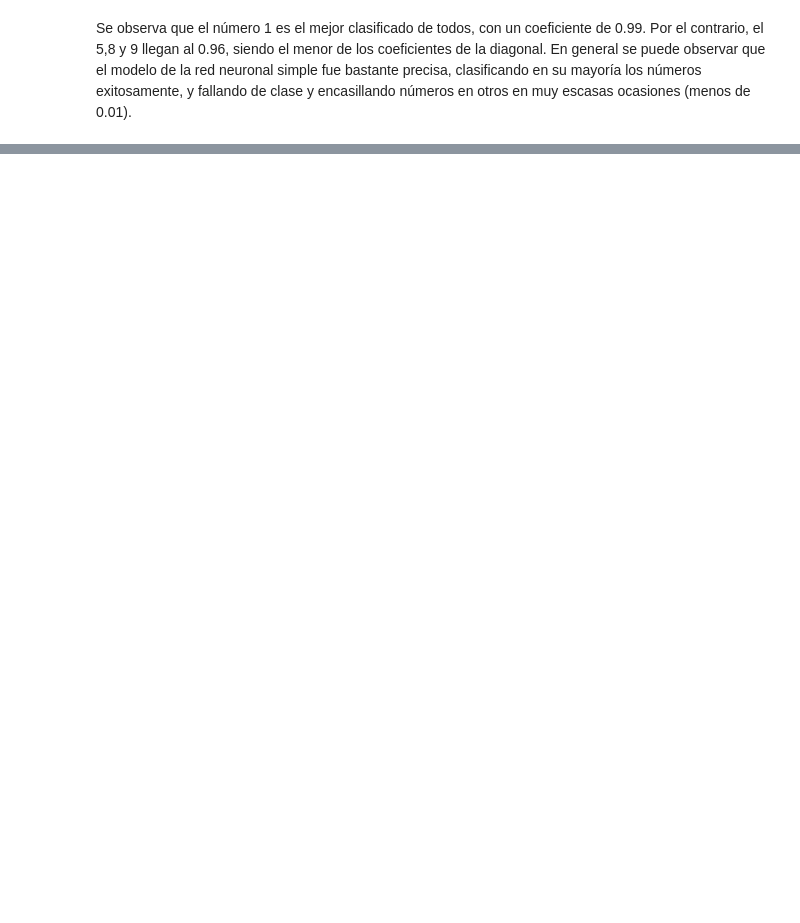
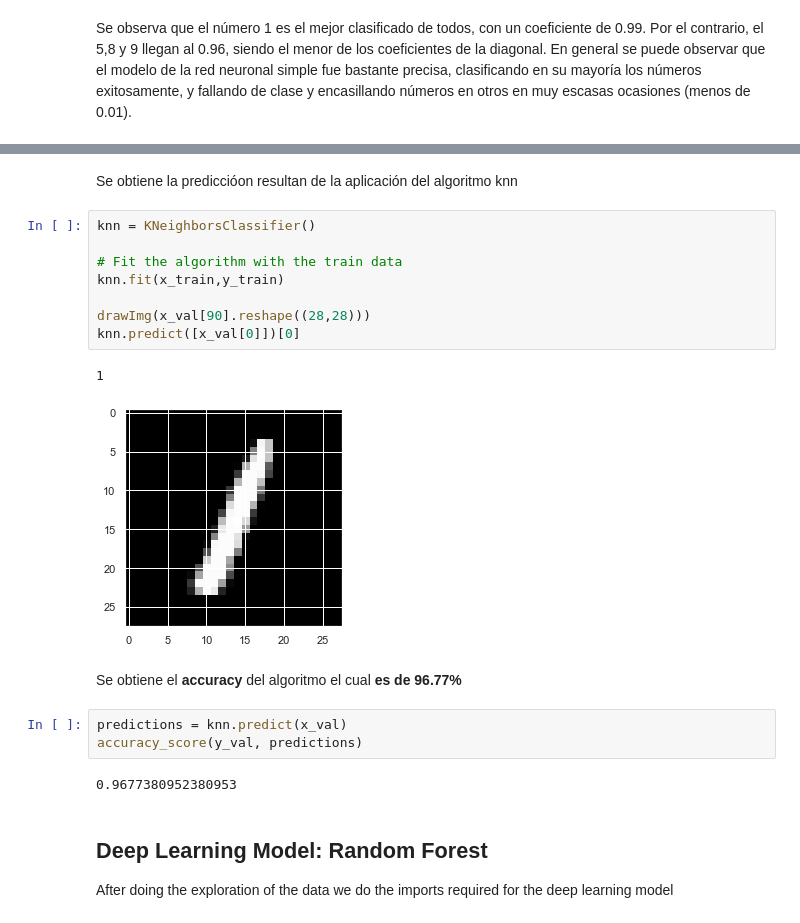
Before and after one commit to AndresQuinto5/HT3-DS, a Jupyter notebook: Lab3.ipynb, the cells around one changed output, grey strips where cells are left out. Drawn from its saved outputs; the diff is of its cells as text; blank space fills up the shorter version.

```diff
--- a/Lab3.ipynb
+++ b/Lab3.ipynb
@@ -184,0 +293,23 @@ Se observa que el número 1 es el mejor clasificado de todos, con un coeficiente
+# %% [markdown]
+Se obtiene la prediccióon resultan de la aplicación del algoritmo knn
+# %%
+knn = KNeighborsClassifier()
+
+# Fit the algorithm with the train data
+knn.fit(x_train,y_train)
+
+drawImg(x_val[90].reshape((28,28)))
+knn.predict([x_val[0]])[0]
+# %% [output]
+1
+[figure, added]
+# %% [markdown]
+Se obtiene el **accuracy** del algoritmo el cual **es de 96.77%**
+# %%
+predictions = knn.predict(x_val)
+accuracy_score(y_val, predictions)
+# %% [output]
+0.9677380952380953
+# %% [markdown]
+## Deep Learning Model: Random Forest
+After doing the exploration of the data we do the imports required for the deep learning model
```
Also changed, not shown: parts of 46 cells of this notebook.
